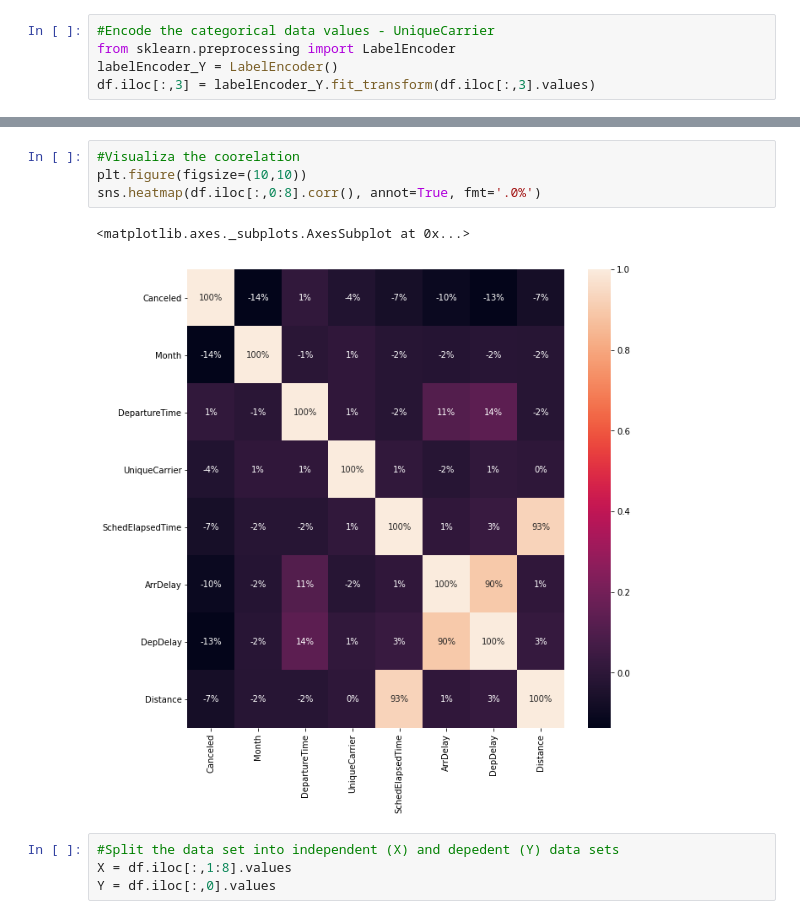
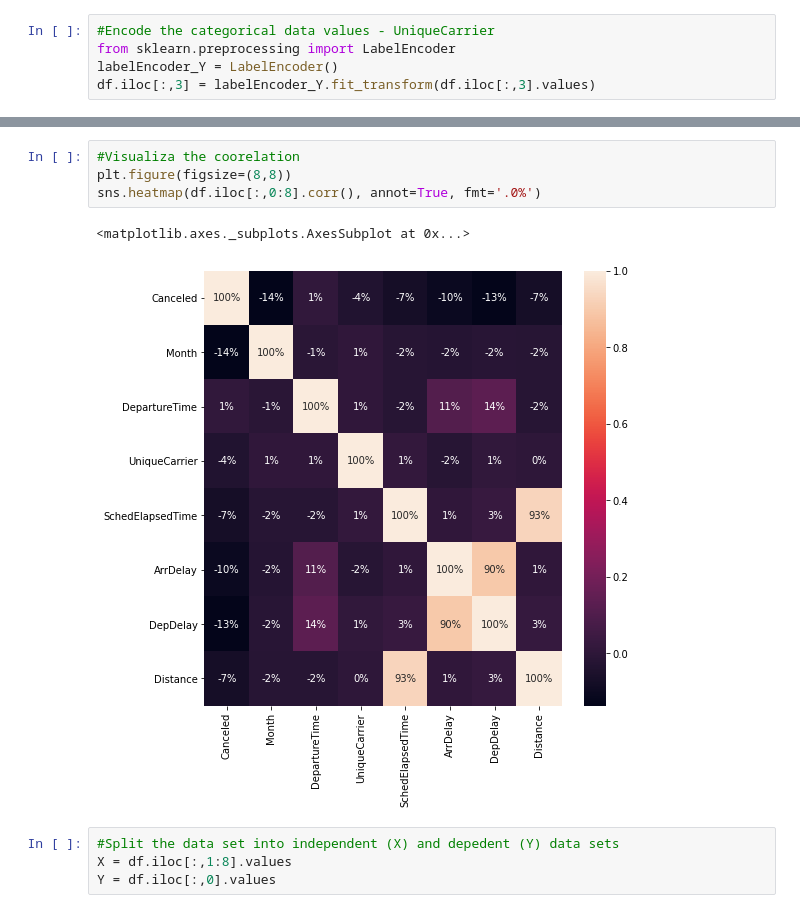
Before and after one commit to anthonylhy/Machine-Learning-Projects, a Jupyter notebook: FlightCancellationPrediction.ipynb, the cells around one changed output, grey strips where cells are left out. Cells and saved outputs as stored; diff of their text form.

```diff
--- a/FlightCancellationPrediction.ipynb
+++ b/FlightCancellationPrediction.ipynb
@@ -152,10 +154,10 @@ df.iloc[:,0:8].corr()
 # %%
 #Visualiza the coorelation
-plt.figure(figsize=(10,10))
+plt.figure(figsize=(8,8))
 sns.heatmap(df.iloc[:,0:8].corr(), annot=True, fmt='.0%')
 # %% [output]
 <matplotlib.axes._subplots.AxesSubplot at 0x...>
-[figure, old version]
+[figure, new version]
 # %%
 #Split the data set into independent (X) and depedent (Y) data sets
 X = df.iloc[:,1:8].values
```
Also changed, not shown: parts of 12 cells of this notebook.
